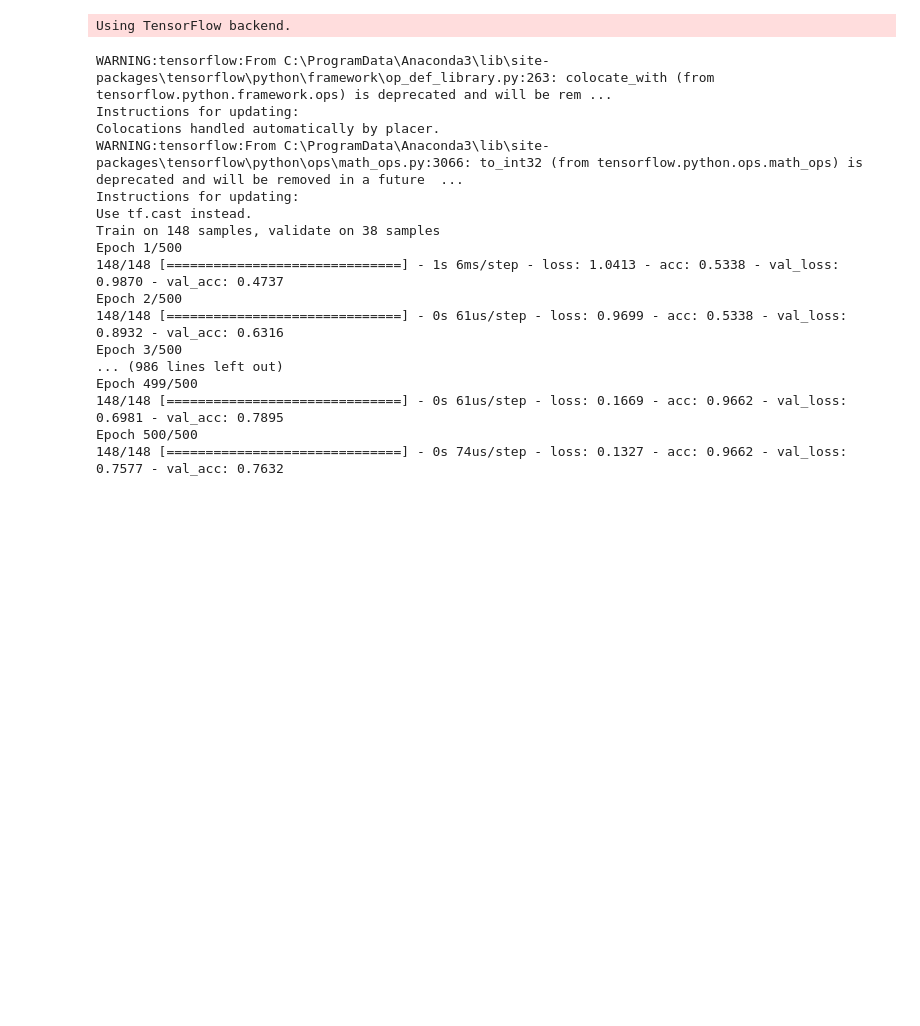
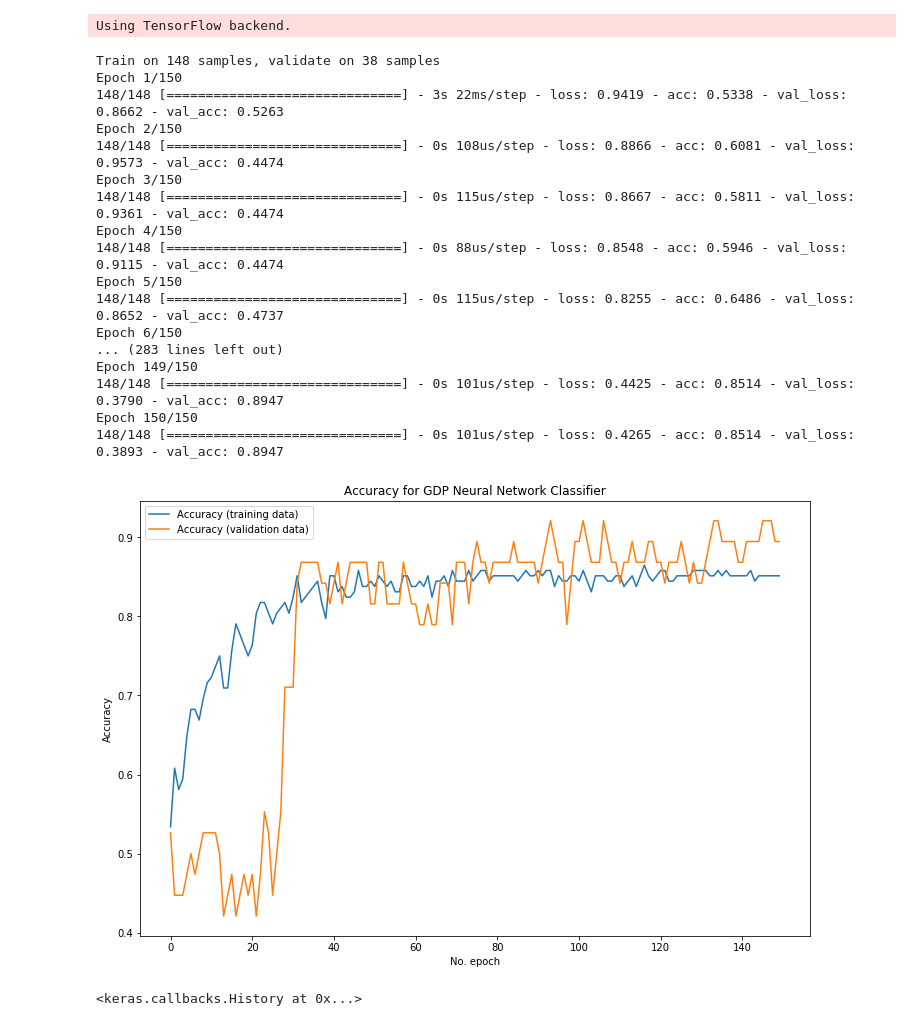
Before and after one commit to schkotty/Data-Science, a Jupyter notebook: GDP-Predictor/GDP-Predictor.ipynb, the cells around one changed output. Cells and saved outputs as stored; diff of their text form; code cells hidden in the pictures; blank space fills up the shorter version.

Commit message:
Updates to classifier model.

```diff
--- a/GDP-Predictor/GDP-Predictor.ipynb
+++ b/GDP-Predictor/GDP-Predictor.ipynb
@@ -689,14 +667,15 @@ from keras import layers
 # %% [output]
 Using TensorFlow backend.
 # %%
+#Create a neural network classifier model.
 
 def get_nn_model_regularization(penalty, reg_type="L2", dense_layers=16):
     model_regn = models.Sequential()
 
     if reg_type == "L2":
-        model_regn.add(layers.Dense(dense_layers, activation='relu', input_shape=(6,), kernel_regularizer=regularizers.l2(penalty)))
+        model_regn.add(layers.Dense(dense_layers, activation='relu', input_shape=(2,), kernel_regularizer=regularizers.l2(penalty)))
     else:
-        model_regn.add(layers.Dense(dense_layers, activation='relu', input_shape=(6,), kernel_regularizer=regularizers.l1(penalty)))
+        model_regn.add(layers.Dense(dense_layers, activation='relu', input_shape=(2,), kernel_regularizer=regularizers.l1(penalty)))
 
     model_regn.add(layers.BatchNormalization())
 
@@ -717,32 +696,49 @@ class_weights = [12, 1]
 x_train_std
 # %%
 # Run the model on a subset of the input data columns.
-x_train_std_input = x_train_std[['RAIL_INTERMOD_PCT', 'AIR_RTMFM_PCT']].to_numpy()  #, 'TSI_PCT']]
-x_test_std_input = x_test_std[['RAIL_INTERMOD_PCT', 'AIR_RTMFM_PCT']].to_numpy()
+x_train_std_input = x_train[['RAIL_INTERMOD_PCT', 'AIR_RTMFM_PCT']].to_numpy()  #, 'TSI_PCT']]
+x_test_std_input = x_test[['RAIL_INTERMOD_PCT', 'AIR_RTMFM_PCT']].to_numpy()
 
 model_reg = get_nn_model_regularization(penalty=0.01) # 0.006
 model_reg.optimizer.lr = 0.001 #0.005
 #history_reg = model_reg.fit(x=x_train_std['TSI_PCT'].to_numpy(), y=y_train_rate.to_numpy(), epochs=500, validation_split=0.2)
-history_reg = model_reg.fit(x=x_train, class_weight=class_weights,    # x_train_std_input
-                            y=y_train_class.to_numpy(), epochs=500, validation_split=0.2)
+history_reg = model_reg.fit(x=x_train_std_input, class_weight=class_weights,    # x_train_std_input
+                            y=y_train_class.to_numpy(), epochs=150, validation_split=0.2)
 # %% [output]
-WARNING:tensorflow:From C:\ProgramData\Anaconda3\lib\site-packages\tensorflow\python\framework\op_def_library.py:263: colocate_with (from tensorflow.python.framework.ops) is deprecated and will be rem ...
-Instructions for updating:
-Colocations handled automatically by placer.
-WARNING:tensorflow:From C:\ProgramData\Anaconda3\lib\site-packages\tensorflow\python\ops\math_ops.py:3066: to_int32 (from tensorflow.python.ops.math_ops) is deprecated and will be removed in a future  ...
-Instructions for updating:
-Use tf.cast instead.
 Train on 148 samples, validate on 38 samples
-Epoch 1/500
-148/148 [==============================] - 1s 6ms/step - loss: 1.0413 - acc: 0.5338 - val_loss: 0.9870 - val_acc: 0.4737
-Epoch 2/500
-148/148 [==============================] - 0s 61us/step - loss: 0.9699 - acc: 0.5338 - val_loss: 0.8932 - val_acc: 0.6316
-Epoch 3/500
-... (986 lines left out)
-Epoch 499/500
-148/148 [==============================] - 0s 61us/step - loss: 0.1669 - acc: 0.9662 - val_loss: 0.6981 - val_acc: 0.7895
-Epoch 500/500
-148/148 [==============================] - 0s 74us/step - loss: 0.1327 - acc: 0.9662 - val_loss: 0.7577 - val_acc: 0.7632
+Epoch 1/150
+148/148 [==============================] - 3s 22ms/step - loss: 0.9419 - acc: 0.5338 - val_loss: 0.8662 - val_acc: 0.5263
+Epoch 2/150
+148/148 [==============================] - 0s 108us/step - loss: 0.8866 - acc: 0.6081 - val_loss: 0.9573 - val_acc: 0.4474
+Epoch 3/150
+148/148 [==============================] - 0s 115us/step - loss: 0.8667 - acc: 0.5811 - val_loss: 0.9361 - val_acc: 0.4474
+Epoch 4/150
+148/148 [==============================] - 0s 88us/step - loss: 0.8548 - acc: 0.5946 - val_loss: 0.9115 - val_acc: 0.4474
+Epoch 5/150
+148/148 [==============================] - 0s 115us/step - loss: 0.8255 - acc: 0.6486 - val_loss: 0.8652 - val_acc: 0.4737
+Epoch 6/150
+... (283 lines left out)
+Epoch 149/150
+148/148 [==============================] - 0s 101us/step - loss: 0.4425 - acc: 0.8514 - val_loss: 0.3790 - val_acc: 0.8947
+Epoch 150/150
+148/148 [==============================] - 0s 101us/step - loss: 0.4265 - acc: 0.8514 - val_loss: 0.3893 - val_acc: 0.8947
+# %%
+# Plot the accuracy for the training data and validation data over the epochs.
+plt.plot(history_reg.history['acc'], label='Accuracy (training data)')
+plt.plot(history_reg.history['val_acc'], label='Accuracy (validation data)')
+plt.title('Accuracy for GDP Neural Network Classifier')
+plt.ylabel('Accuracy')
+plt.xlabel('No. epoch')
+plt.legend(loc="upper left")
+fig = plt.gcf()
+fig.set_size_inches(12,8)
+plt.show()
+# %% [output]
+[figure, added]
+# %%
+history_reg
+# %% [output]
+<keras.callbacks.History at 0x...>
 # %%
 # the predict_classes will round the values to either 0 or 1 for the binary output
 predictions_train_reg = model_reg.predict_classes(x_train)  #x_train_std_input
```
Also changed, not shown: parts of 10 cells of this notebook.
